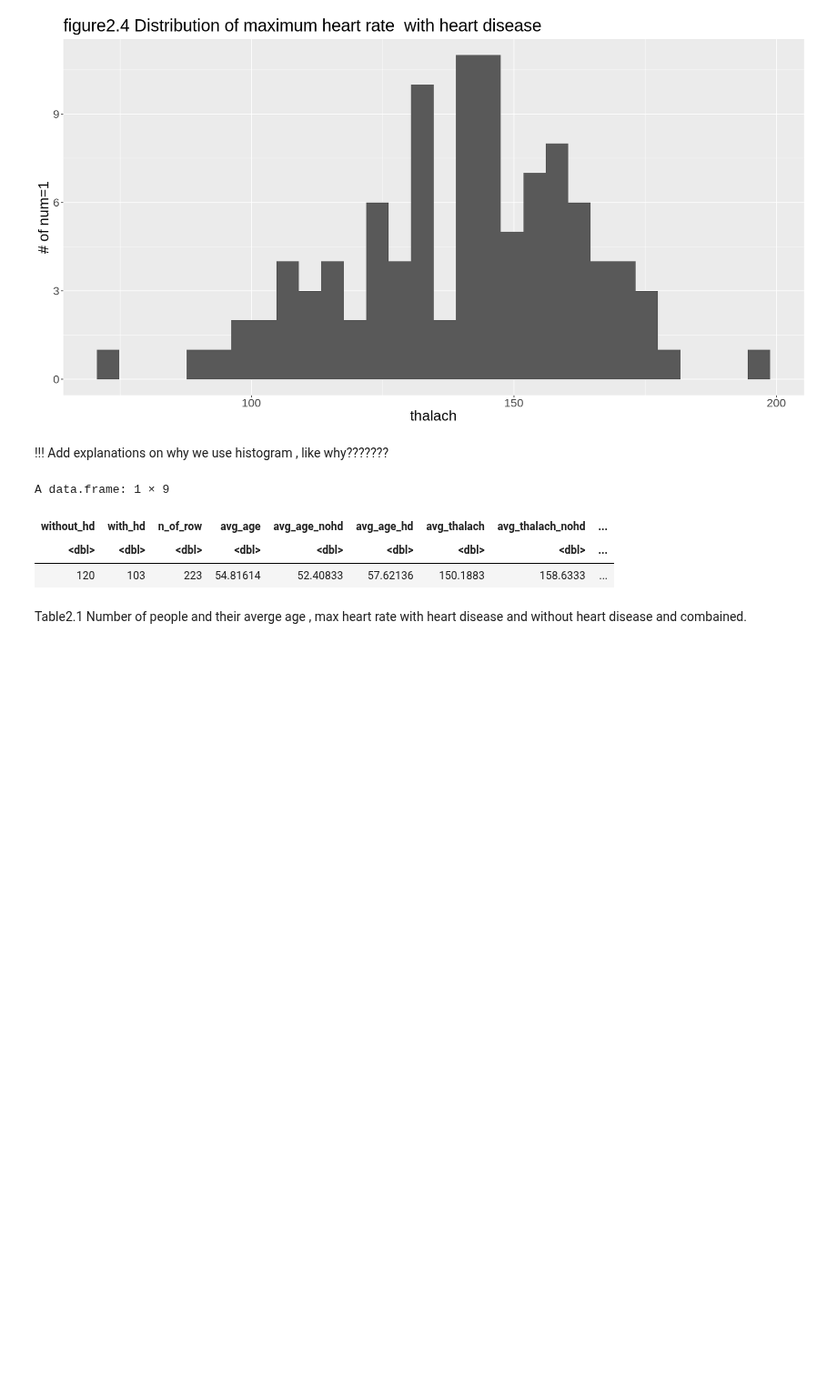
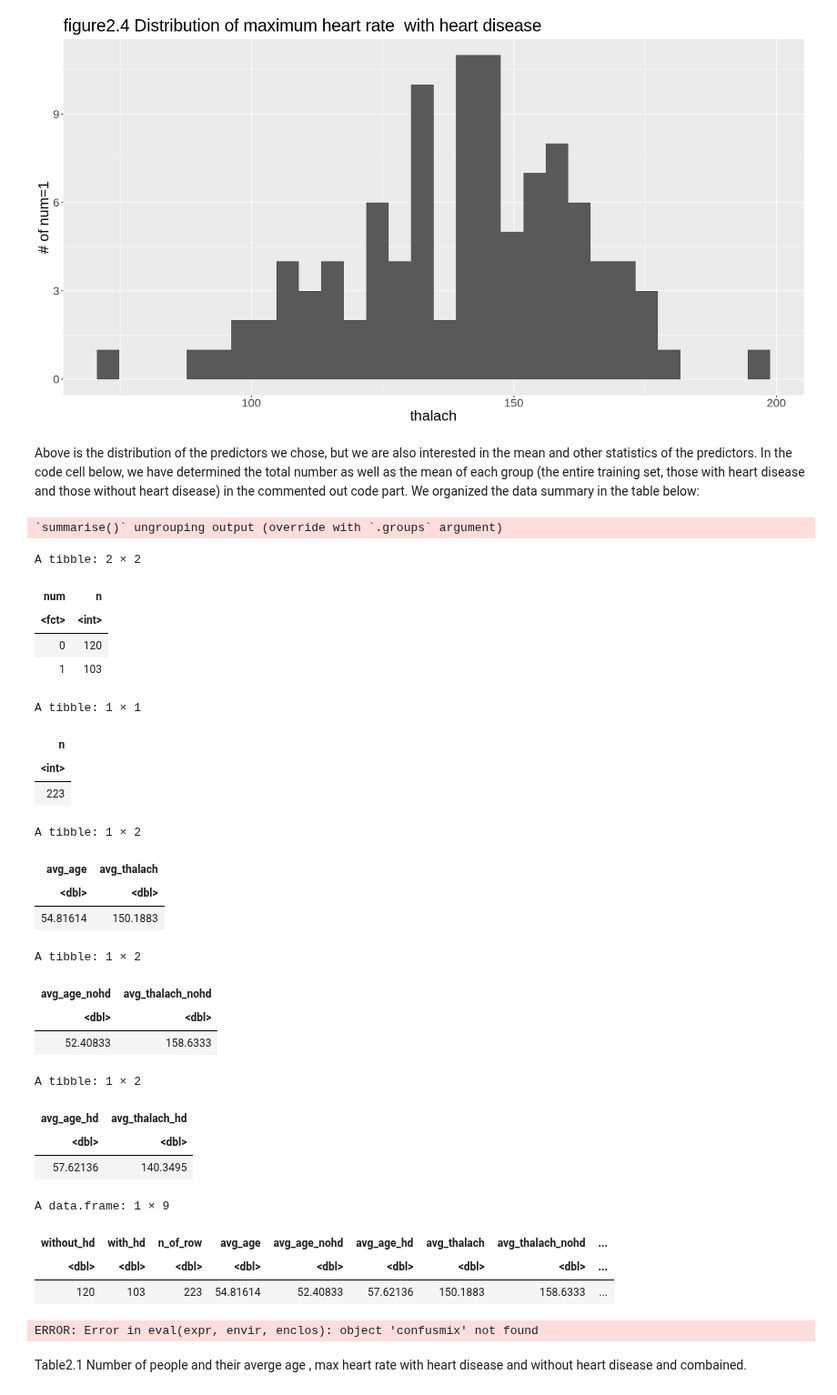
Before and after one commit to wiliwangka/Heart-Disease-Classification-with-R, a Jupyter notebook: ds_project_proposal.ipynb, the cells around one changed output. Shown at 91% size. Drawn from its saved outputs; the diff is of its cells as text; code cells hidden in the pictures; blank space fills up the shorter version.

```diff
--- a/ds_project_proposal.ipynb
+++ b/ds_project_proposal.ipynb
@@ -281,8 +272,8 @@ plot_thalach_1
 `stat_bin()` using `bins = 30`. Pick better value with `binwidth`.
 [figure]
 [figure]
-# %% [markdown]
-!!! Add explanations on why we use histogram , like why???????
+# %% [markdown]
+Above is the distribution of the predictors we chose, but we are also interested in the mean and other statistics of the predictors. In the code cell below, we have determined the total number as well as the mean of each group (the entire training set, those with heart disease and those without heart disease) in the commented out code part. We organized the data summary in the table below:
 # %%
 #summary and mean values
 set.seed(2022)
@@ -296,36 +287,60 @@ set.seed(2022)
 # cleveland_training %>%
 # summarize(n=n())
 
 # cleveland_training %>%
 # mutate (avg_age = mean(age),
 #        avg_thalach = mean(thalach))%>%
 # select (avg_age ,avg_thalach)%>%
 # slice (1)
 
 # cleveland_training %>%
 # filter(num == 0)%>%
 # mutate (avg_age_nohd = mean(age),
 #        avg_thalach_nohd = mean(thalach))%>%
 # select (avg_age_nohd ,avg_thalach_nohd)%>%
 # slice (1)
 
 # cleveland_training %>%
 # filter(num == 1)%>%
 # mutate (avg_age_hd = mean(age),
 #        avg_thalach_hd = mean(thalach))%>%
 # select (avg_age_hd ,avg_thalach_hd)%>%
 # slice (1)
 
 
 # ↑where we get our value for the table (comment out for cleanliness)
 sum_table <- data.frame(without_hd = 120, with_hd =103, n_of_row = 223,
                         avg_age = 54.81614, avg_age_nohd = 52.40833 ,avg_age_hd =57.62136,
                         avg_thalach =150.1883, avg_thalach_nohd= 158.6333 ,  avg_thalach_hd= 140.3495)
 sum_table
+confusmix
 # %% [output]
-A data.frame: 1 × 9
+`summarise()` ungrouping output (override with `.groups` argument)
+A tibble: 2 × 2
-| without_hd | with_hd | n_of_row | avg_age | avg_age_nohd | avg_age_hd | avg_thalach | avg_thalach_nohd | ... |
-| <dbl> | <dbl> | <dbl> | <dbl> | <dbl> | <dbl> | <dbl> | <dbl> | ... |
-| 120 | 103 | 223 | 54.81614 | 52.40833 | 57.62136 | 150.1883 | 158.6333 | ... |
+| num | n |
+| <fct> | <int> |
+| 0 | 120 |
+| 1 | 103 |
+A tibble: 1 × 1
+| n |
+| <int> |
+| 223 |
+A tibble: 1 × 2
+| avg_age | avg_thalach |
+| <dbl> | <dbl> |
+| 54.81614 | 150.1883 |
+A tibble: 1 × 2
+| avg_age_nohd | avg_thalach_nohd |
+| <dbl> | <dbl> |
+| 52.40833 | 158.6333 |
+A tibble: 1 × 2
+| avg_age_hd | avg_thalach_hd |
+| <dbl> | <dbl> |
+| 57.62136 | 140.3495 |
+A data.frame: 1 × 9
+| without_hd | with_hd | n_of_row | avg_age | avg_age_nohd | avg_age_hd | avg_thalach | avg_thalach_nohd | ... |
+| <dbl> | <dbl> | <dbl> | <dbl> | <dbl> | <dbl> | <dbl> | <dbl> | ... |
+| 120 | 103 | 223 | 54.81614 | 52.40833 | 57.62136 | 150.1883 | 158.6333 | ... |
+ERROR: Error in eval(expr, envir, enclos): object 'confusmix' not found
 # %% [markdown]
 Table2.1 Number of people and their averge age , max heart rate with heart disease and without heart disease and combained.
```
Also changed, not shown: parts of 12 cells of this notebook.
